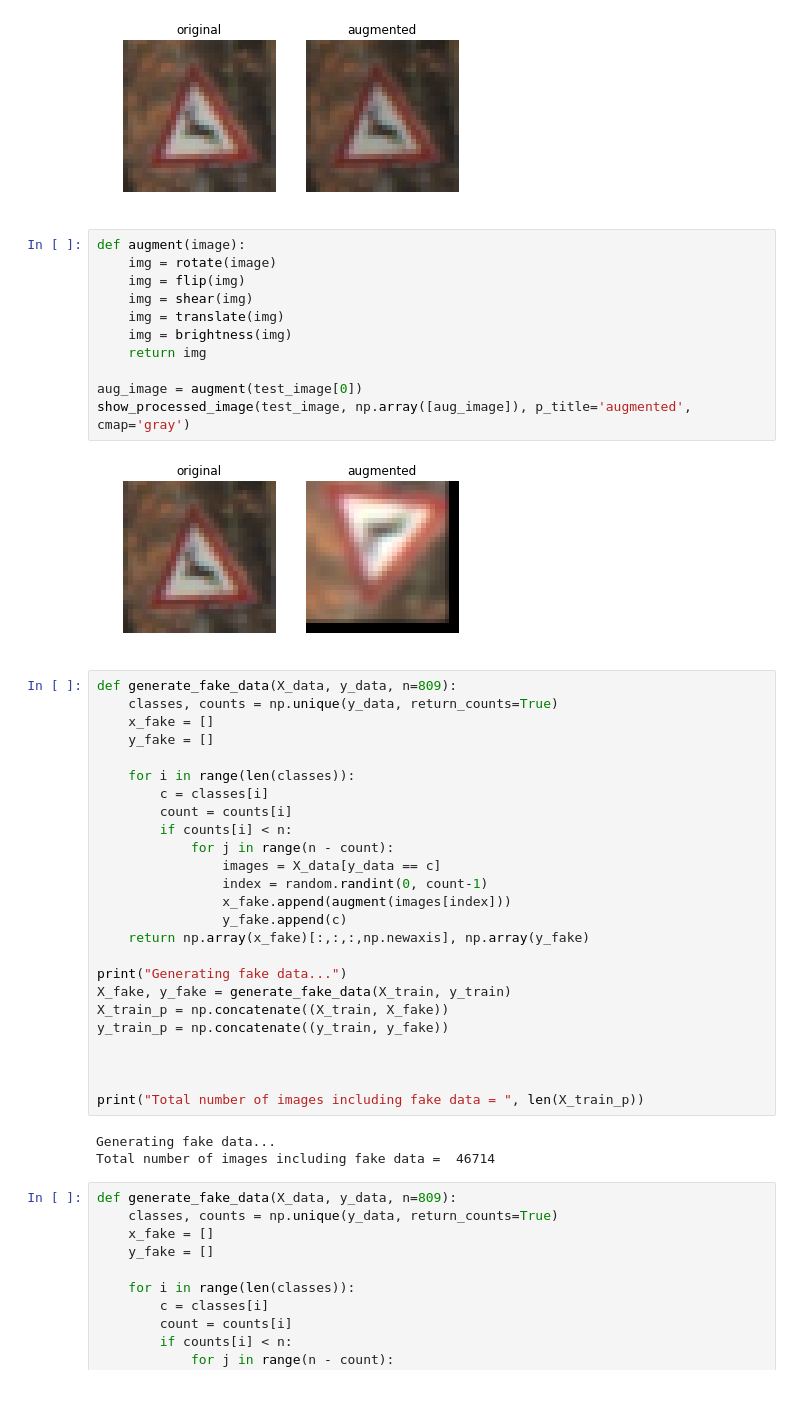
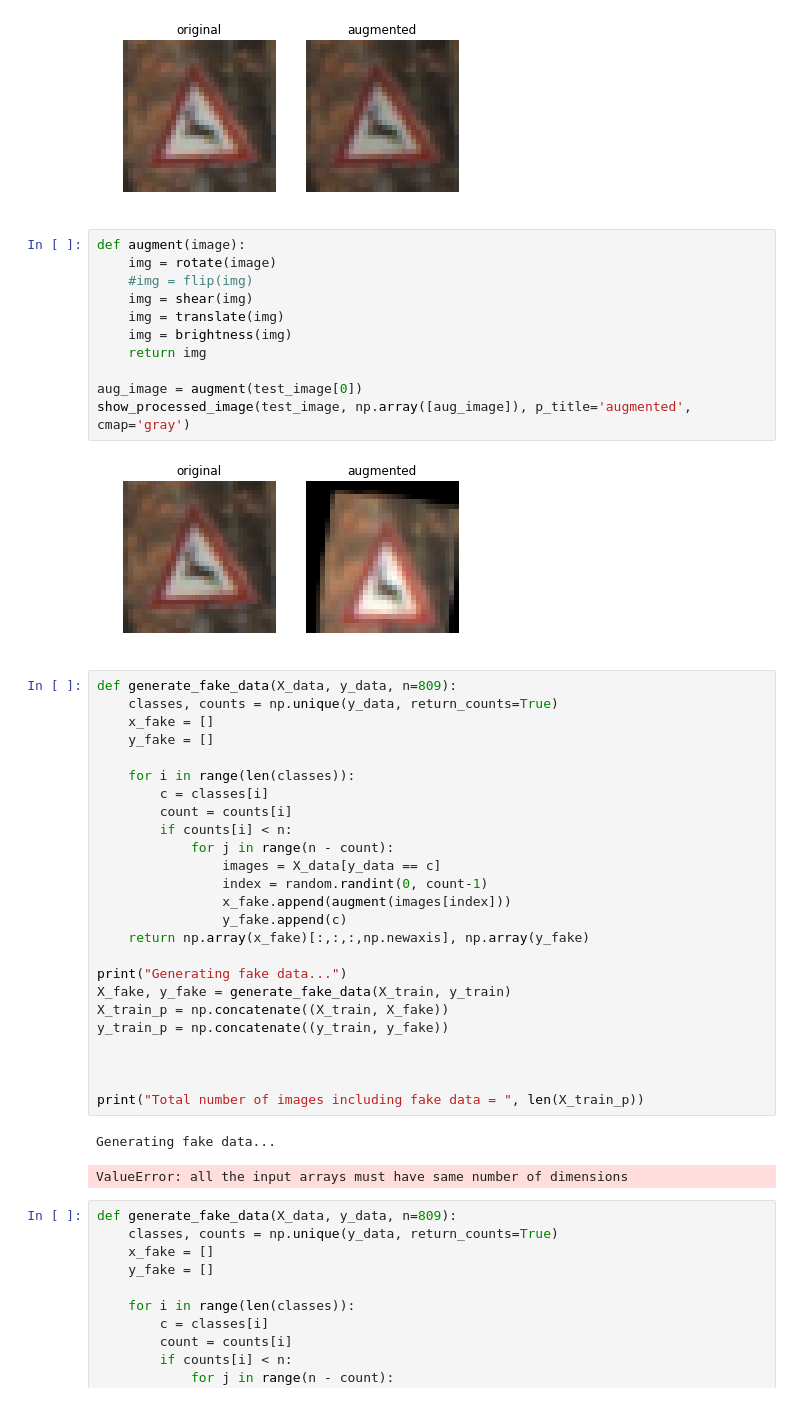
Before and after one commit to clarisli/CarND-Traffic-Sign-Classifier, a Jupyter notebook: Traffic_Sign_Classifier.ipynb, the cells around one changed output. Saved outputs shown, nothing was run; the diff lists cells and outputs as text.

```diff
--- a/Traffic_Sign_Classifier.ipynb
+++ b/Traffic_Sign_Classifier.ipynb
@@ -351,16 +351,16 @@ show_processed_image(test_image, np.array([bright_image]), p_title='augmented',
 # %%
 def augment(image):
     img = rotate(image)
-    img = flip(img)
+    #img = flip(img)
     img = shear(img)
     img = translate(img)
     img = brightness(img)
     return img
 
 aug_image = augment(test_image[0])
 show_processed_image(test_image, np.array([aug_image]), p_title='augmented', cmap='gray')
 # %% [output]
-[figure, old version]
+[figure, new version]
 # %%
 def generate_fake_data(X_data, y_data, n=809):
     classes, counts = np.unique(y_data, return_counts=True)
@@ -388,7 +388,7 @@ y_train_p = np.concatenate((y_train, y_fake))
 print("Total number of images including fake data = ", len(X_train_p))
 # %% [output]
 Generating fake data...
-Total number of images including fake data =  46714
+ValueError: all the input arrays must have same number of dimensions
 # %%
 def generate_fake_data(X_data, y_data, n=809):
     classes, counts = np.unique(y_data, return_counts=True)
```
Also changed, not shown: parts of 1 cell of this notebook, 1 other file.
